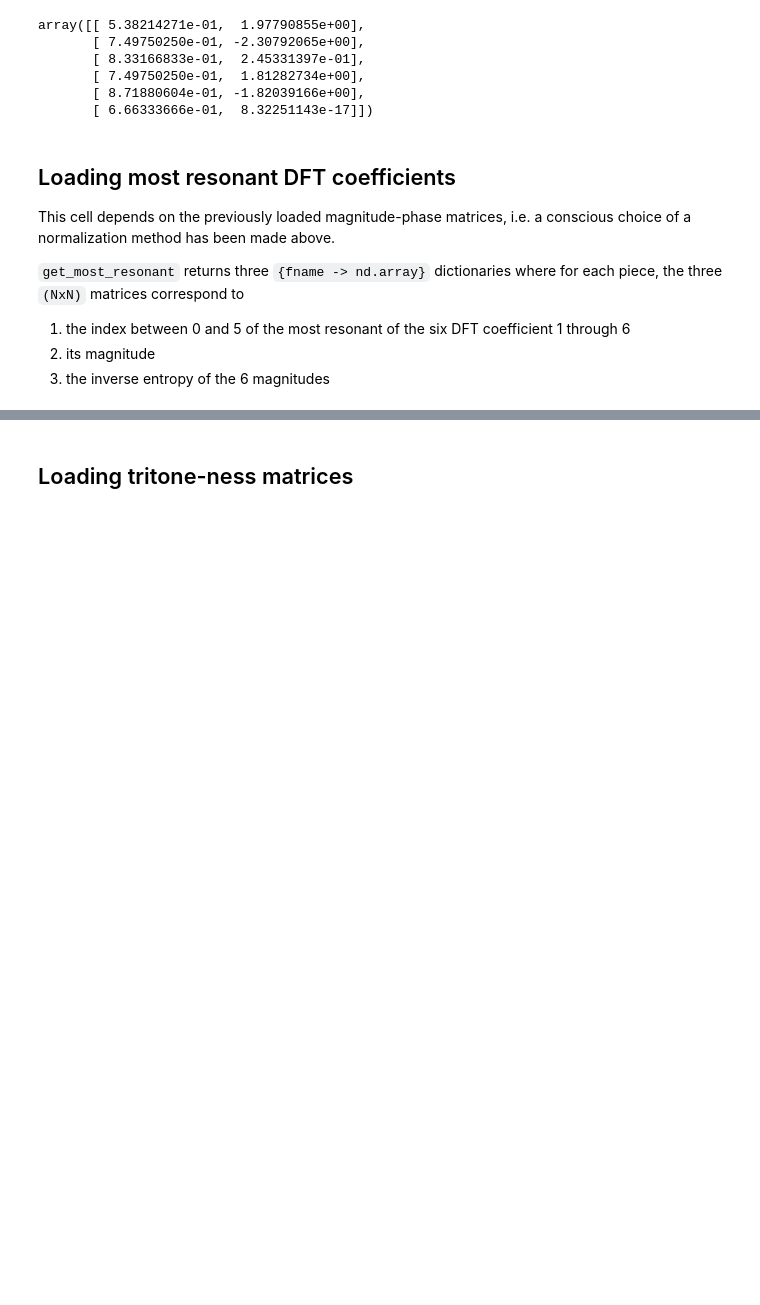
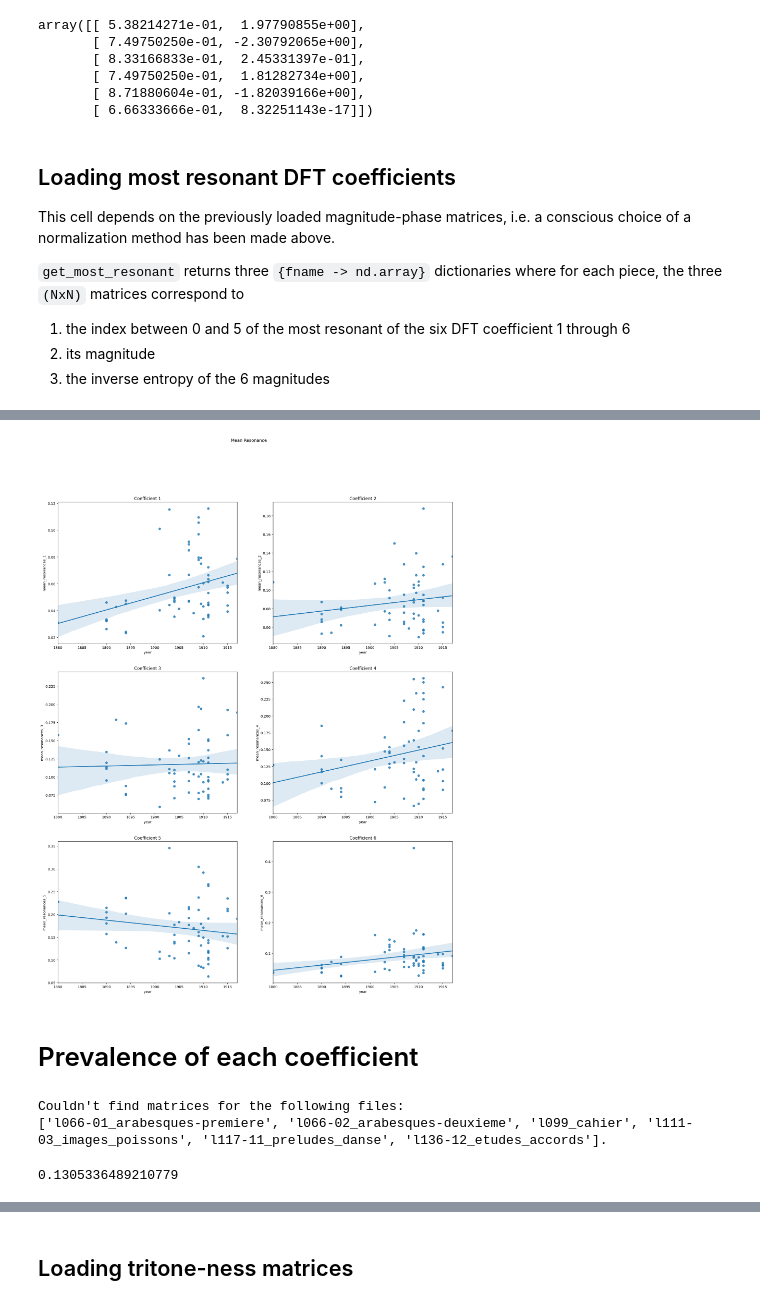
Before and after one commit to DCMLab/debussy, a Jupyter notebook: load_data.ipynb, the cells around one changed output, grey strips where cells are left out. Saved outputs shown, nothing was run; the diff lists cells and outputs as text; code cells hidden in the pictures; blank space fills up the shorter version.

```diff
--- a/load_data.ipynb
+++ b/load_data.ipynb
@@ -219,0 +325,5 @@ array([[[4.        , 3.        , 3.        ],
+# %%
+mean_resonances = get_mean_resonance(mag_phase_mx_dict)
+test_dict_keys(mean_resonances, metadata)
+print(f"The example mean resonance has shape {len(mean_resonances[EXAMPLE_FNAME])}.")
+mean_resonances[EXAMPLE_FNAME]
@@ -219,0 +336,4 @@ array([[[4.        , 3.        , 3.        ],
+# %%
+cols = [f"mean_resonances_{i}" for i in range(1,7)]
+metadata_metrics = add_to_metrics(metadata_metrics, mean_resonances, cols)
+metadata_metrics.head(1)
@@ -219,0 +344,26 @@ array([[[4.        , 3.        , 3.        ],
+# %%
+fig, axs = plt.subplots(3,2, figsize=(20,25))
+axs = axs.flatten()
+
+fig.suptitle('Mean Resonance')
+columns_com = []
+
+for i in range(1,7):
+    axs[i-1].set_title(f"Coefficient {i}")
+    columns_com.append(f"mean_resonances_{i}")
+    sns.regplot(x='year', y=f"mean_resonances_{i}", data=metadata_metrics, ax=axs[i-1])
+
+plt.savefig('figures/mean_resonance.png')
+# %% [output]
+[figure, added]
+# %% [markdown]
+# Prevalence of each coefficient
+# %%
+partition_entropy = get_partition_entropy(max_coeffs)
+test_dict_keys(partition_entropy, metadata)
+#print(f"The example partition_entropy has shape {len(mean_resonances[EXAMPLE_FNAME])}.")
+partition_entropy[EXAMPLE_FNAME]
+# %% [output]
+Couldn't find matrices for the following files:
+['l066-01_arabesques-premiere', 'l066-02_arabesques-deuxieme', 'l099_cahier', 'l111-03_images_poissons', 'l117-11_preludes_danse', 'l136-12_etudes_accords'].
+0.1305336489210779
```
Also changed, not shown: parts of 20 cells of this notebook, 2 other files.
